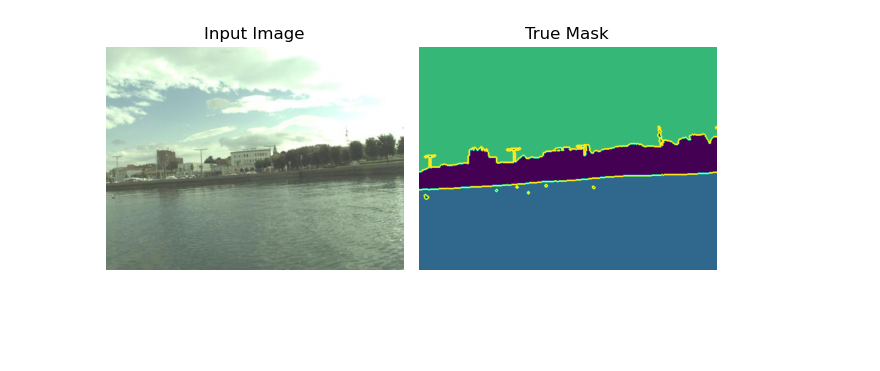
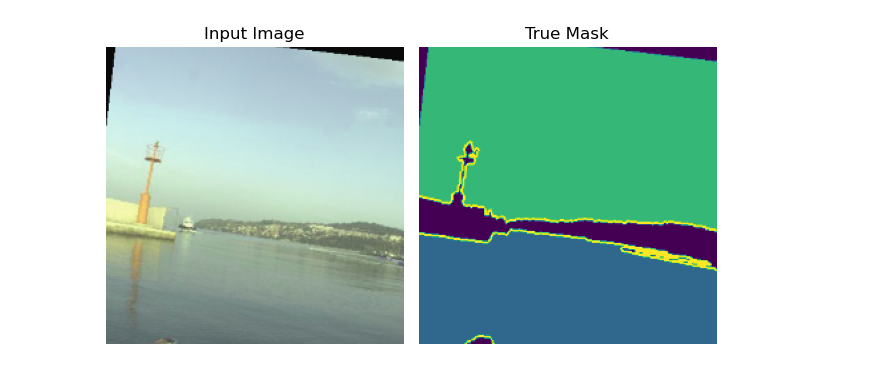
Before and after one commit to LeonY117/msc_project, a Jupyter notebook: notebooks/workflow_outline.ipynb, the cells around one changed output. Drawn from its saved outputs; the diff is of its cells as text; code cells hidden in the pictures; blank space fills up the shorter version.

Commit message:
add data augmentation

```diff
--- a/notebooks/workflow_outline.ipynb
+++ b/notebooks/workflow_outline.ipynb
@@ -85,6 +91,10 @@ class ImageDisplayer():
     def show_sample(self, idx=None):
         if idx is None:
             idx = np.random.randint(0, len(self.images))
+        if len(self.images.shape) == 3:
+            self.images = self.images.unsqueeze(0)
+            self.labels = self.labels.unsqueeze(0)
+
         img = self.images[idx].permute(1, 2, 0)
         labels = self.labels[idx].permute(1, 2, 0)
 
@@ -102,11 +231,23 @@ class ImageDisplayer():
 # %%
+custom_transforms = transforms.Compose([
+    ToTensor(),
+    HFlip(prob=0.5),
+    Rotation(15, prob=1),
+    HueSatCon(brightness=0.1, contrast=0.1, saturation=0.1, hue=0.1, prob=1),
+    Crop(0.8),
+    Resize((224, 224)),
+]
+)
 dataset = MastrDataset(os.path.join(mastr_path, 'images'),
-                       os.path.join(mastr_path, 'masks'), None)
+                       os.path.join(mastr_path, 'masks'),
+                       custom_transforms)
 
-train_dataloader = DataLoader(dataset, batch_size=64, shuffle=True)
+train_dataloader = DataLoader(dataset, batch_size=20, shuffle=True)
 
-imgs, labels = next(iter(train_dataloader))
+sample = next(iter(train_dataloader))
+
+imgs, labels = sample['image'], sample['mask']
 img_displayer = ImageDisplayer(imgs, labels)
 img_displayer.show_sample(idx=0)
 # %% [output]
-[figure, old version]
+[figure, new version]
```
Also changed, not shown: parts of 4 cells of this notebook.
